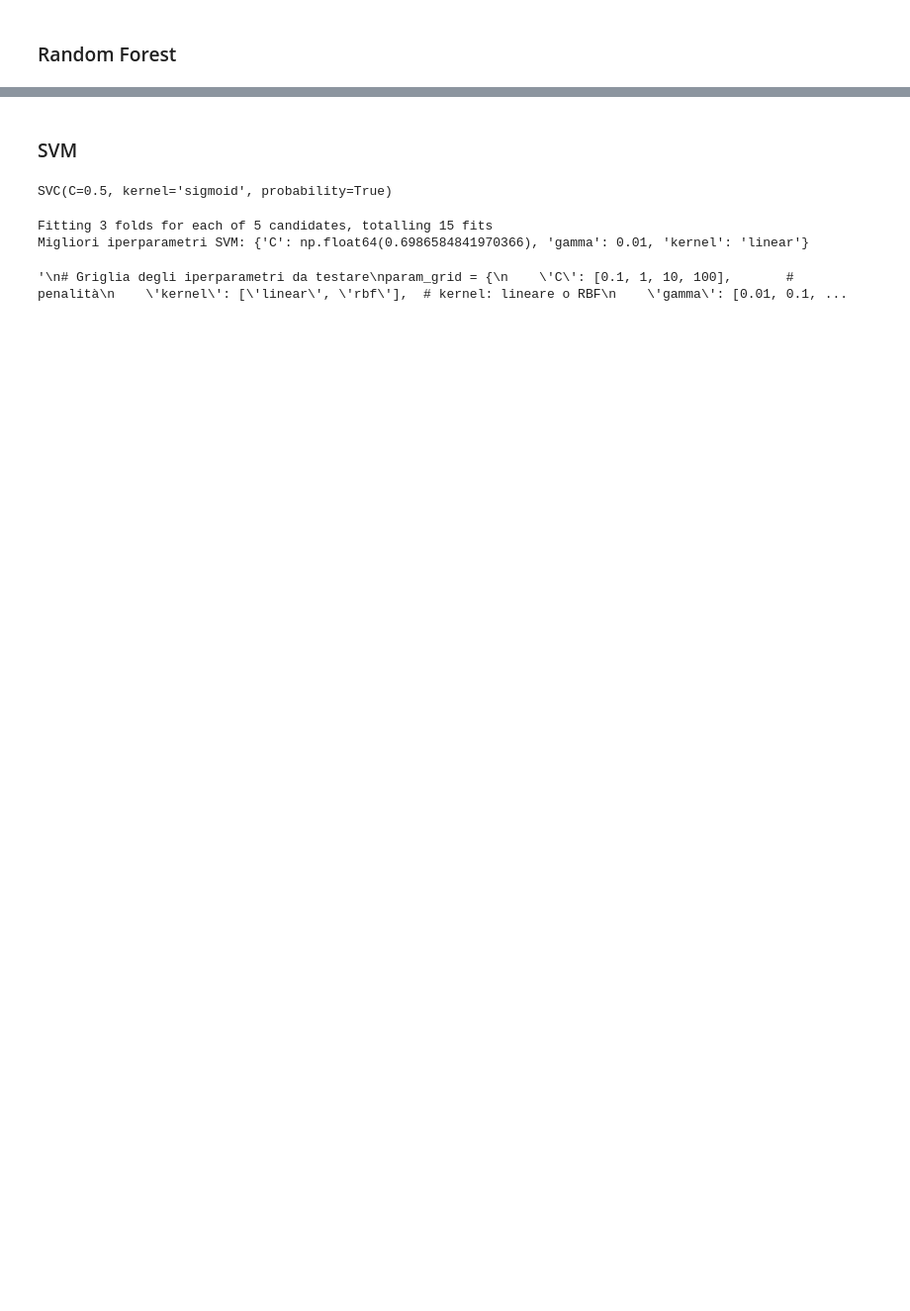
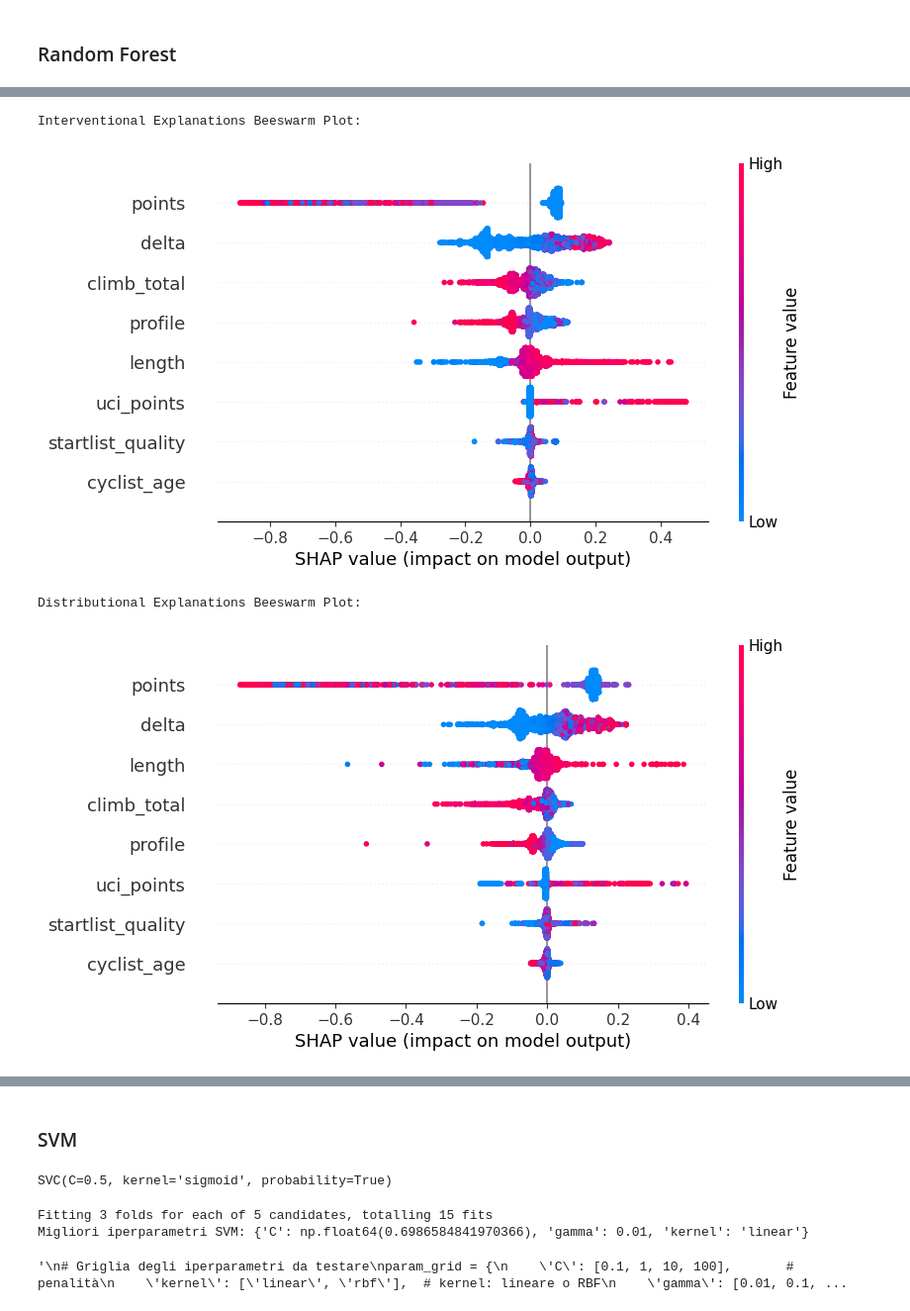
Before and after one commit to lesi-nedo/dm_project24_group_11, a Jupyter notebook: Classification.ipynb, the cells around one changed output, grey strips where cells are left out. Shown at 99% size. Cells and saved outputs as stored; diff of their text form; code cells hidden in the pictures; blank space fills up the shorter version.

```diff
--- a/Classification.ipynb
+++ b/Classification.ipynb
@@ -348,0 +410,6 @@ AUC Precision-Recall: 0.9891566138027947
+# %%
+importance = best_model_rf.feature_importances_
+feature_names = X_train.columns  # Or just the feature names if using numpy
+feature_importance_df = pd.DataFrame({'Feature': feature_names, 'Importance': importance})
+feature_importance_df = feature_importance_df.sort_values(by='Importance', ascending=False)
+print(feature_importance_df)
@@ -348,0 +440,23 @@ AUC Precision-Recall: 0.9891566138027947
+# %%
+# Step 2: Extract SHAP values for the specified class (assuming class_index is 1)
+class_index=1
+interventional_shap_values = interventional_explanations_rf.values[..., class_index]
+distributional_shap_values = distributional_explanations_rf.values[..., class_index]
+
+interventional_explanation_rf = shap.Explanation(
+        values=interventional_shap_values,
+        base_values=interventional_explanations_rf.base_values[:, class_index],
+        data=X_test,
+        feature_names=feature_names
+    )
+distributional_explanation_rf = shap.Explanation(
+    values=distributional_shap_values,
+    base_values=distributional_explanations_rf.base_values[:, class_index],
+    data=X_test,
+    feature_names=feature_names
+)
+# %% [output]
+Interventional Explanations Beeswarm Plot:
+[figure, added]
+Distributional Explanations Beeswarm Plot:
+[figure, added]
```
Also changed, not shown: parts of 24 cells of this notebook, 1 other file.
